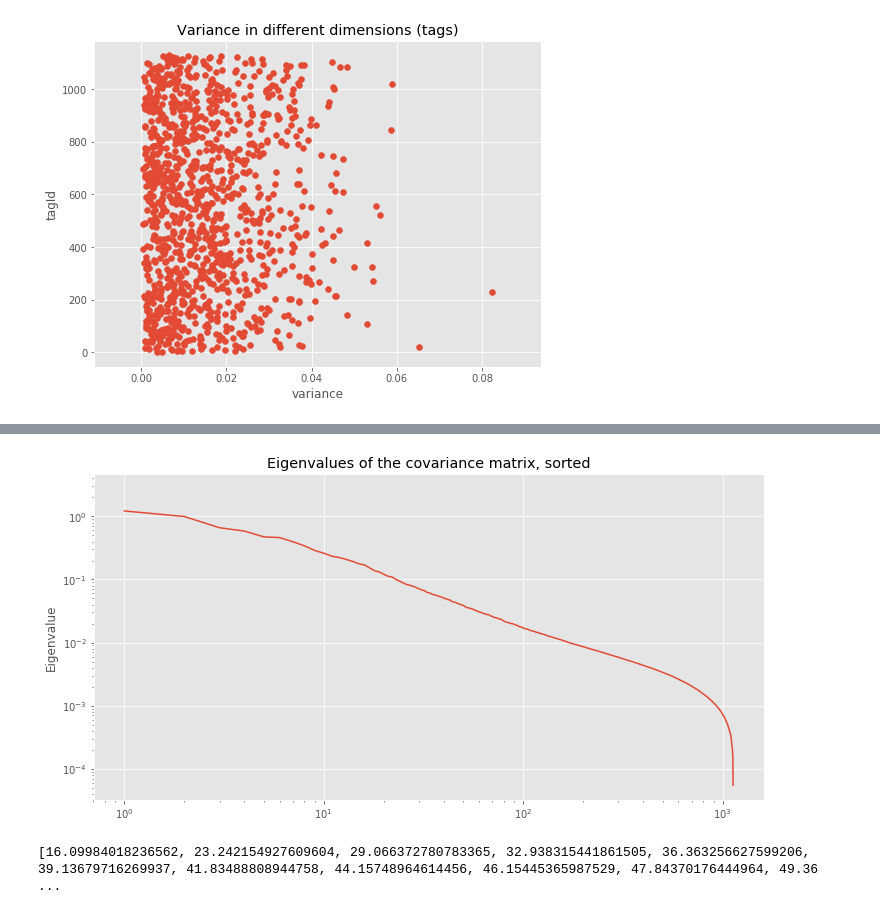
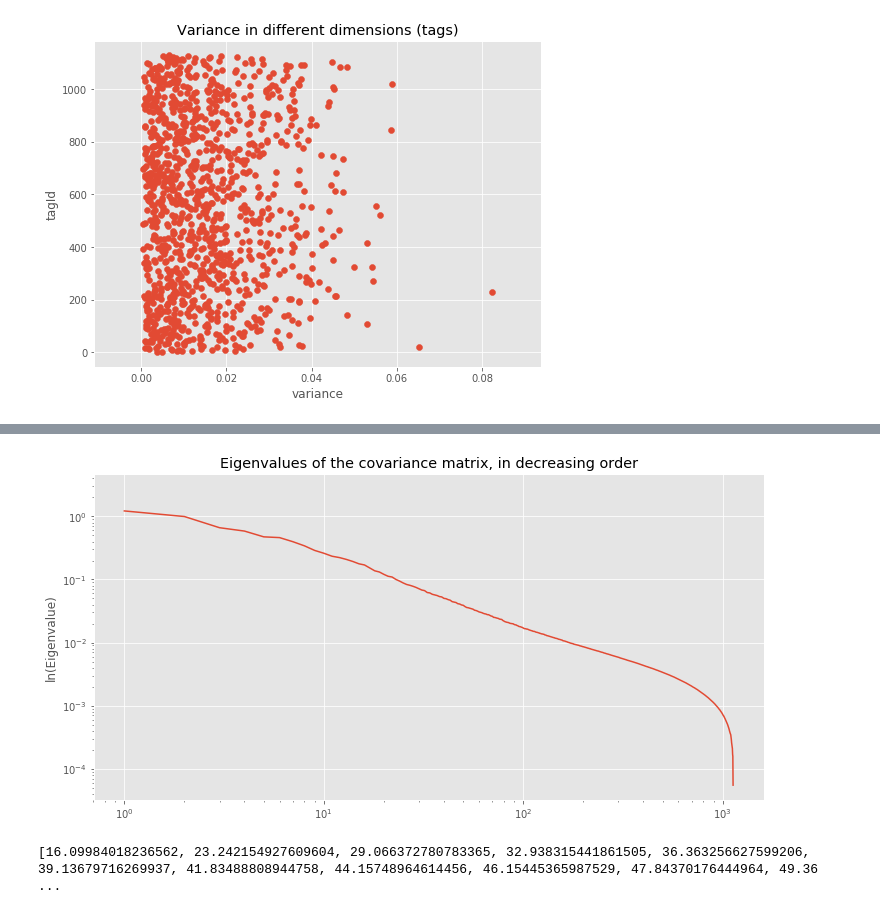
Before and after one commit to m4hmmd/Internet-Analytics, a Jupyter notebook: ix-lab3/lab3-dimred.ipynb, the cells around one changed output, grey strips where cells are left out. Saved outputs shown, nothing was run; the diff lists cells and outputs as text; code cells hidden in the pictures.

```diff
--- a/ix-lab3/lab3-dimred.ipynb
+++ b/ix-lab3/lab3-dimred.ipynb
@@ -203,0 +197,4 @@ N = tagged_movies.count()
+# %%
+# collect all the movies which have tags
+# this will aslo be used as a way to convert a movieId to the corresponding column in the matrix
+tagged_movies_list = sorted(tag_scores.map(lambda x: x['movieId']).distinct().collect())
@@ -204,3 +205,7 @@ N = tagged_movies.count()
+# %%
+# define matrix dimensions
+M = len(tag2name)
+N = len(tagged_movies_list)
 # %%
 print(M, N)
 # %% [output]
@@ -210,6 +216,3 @@ mat = np.zeros((M, N))
 # %%
-with open(".pickle", "rb") as f:
-    matt = pickle.load(f, encoding="utf-8")
+with open("mat.pickle", "rb") as f:
+    mat = pickle.load(f, encoding="utf-8")
-# %%
-# construct a way to convert movieId to its matrix column number
-tagged_movies_list = sorted(tagged_movies.collect())
@@ -303,11 +267,11 @@ array([[-0.00572728, -0.01383799,  0.00124553, ...,  0.0062789 ,
 # %%
 plt.figure(figsize=(12, 6))
 plt.loglog(eig_values)
-plt.title("Eigenvalues of the covariance matrix, sorted")
-plt.ylabel("Eigenvalue")
+plt.title("Eigenvalues of the covariance matrix, in decreasing order")
+plt.ylabel("ln(Eigenvalue)")
 plt.show()
 # %% [output]
-[figure, old version]
+[figure, new version]
 # %%
 total = sum(eig_values)
 captured_variability = [eigv/total*100 for eigv in eig_values]
```
Also changed, not shown: parts of 32 cells of this notebook, 1 other file.
